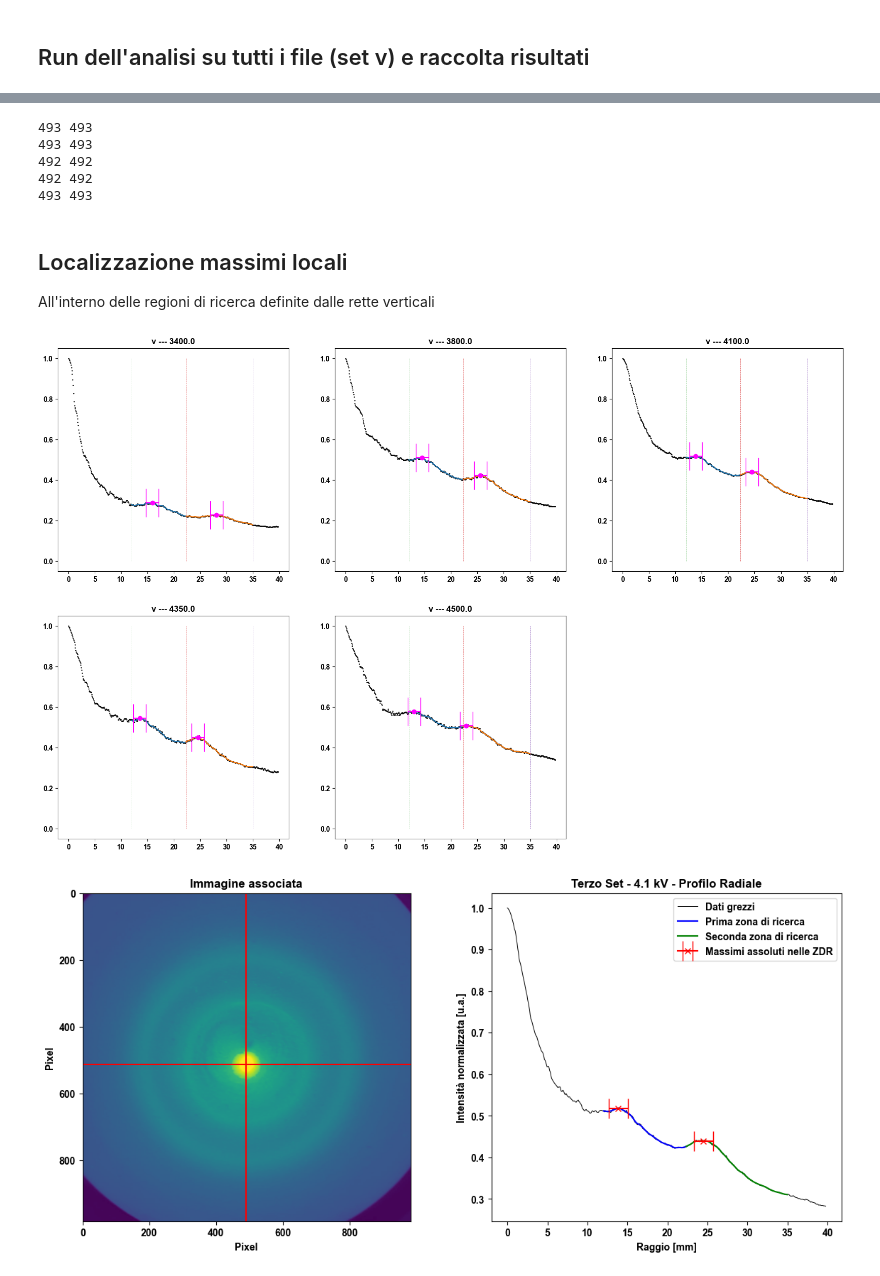
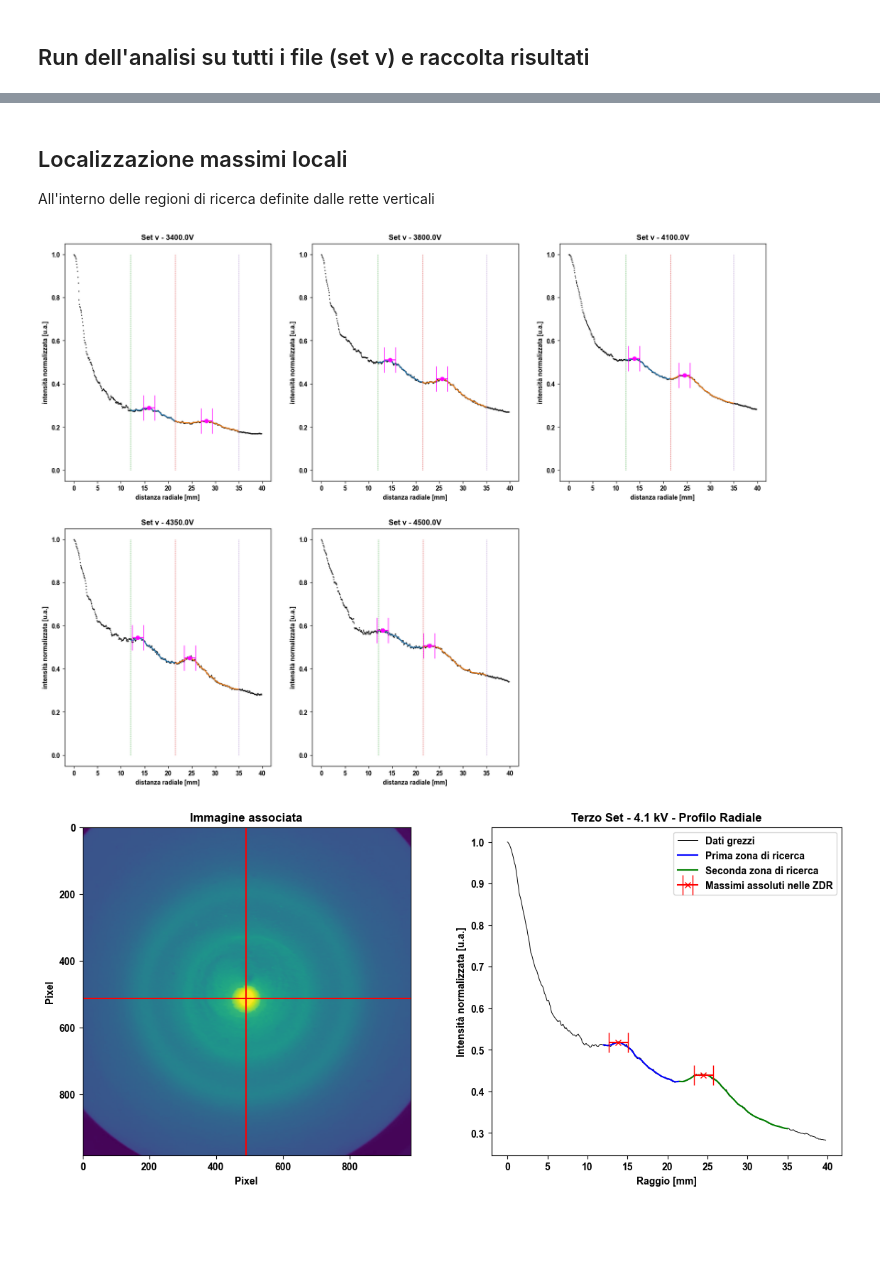
Before and after one commit to carmelo-palazzo/Analisi_Dati_DOP, a Jupyter notebook: Codice_Unico_DOP.ipynb, the cells around one changed output, grey strips where cells are left out. Drawn from its saved outputs; the diff is of its cells as text; code cells hidden in the pictures; blank space fills up the shorter version.

Commit message:
GRAFICI_DEFIINITIVAfeat: update analysis code and reorganize project assets, including image and graph files

```diff
--- a/Codice_Unico_DOP.ipynb
+++ b/Codice_Unico_DOP.ipynb
@@ -415,8 +421,8 @@ for nome_file in os.listdir(percorso):
     risultati[nome_file]['Riga_Centro']=RC
     risultati[nome_file]['Colonna_Centro']=CC
 
-    plt.title(str(v)+' Volt ---'+' Set '+s)
+    '''plt.title(str(v)+' Volt ---'+' Set '+s)
     plt.plot(x, y)
     plt.ylim(0,1)
-    plt.show()
+    plt.show()'''
 # %% [output]
@@ -443,12 +448,3 @@ v
-# %%
-for file in risultati:
-    print(risultati[file]['Riga_Centro'], risultati[file]['Colonna_Centro'])
-# %% [output]
-493 493
-493 493
-492 492
-492 492
-493 493
 # %% [markdown]
 ## Localizzazione massimi locali
 All'interno delle regioni di ricerca definite dalle rette verticali
@@ -458,12 +454,13 @@ All'interno delle regioni di ricerca definite dalle rette verticali
 #DEFINIZIONI ARBITRARIE (GRAFICHE):
 i=0
 retta_1=12
-retta_2=22.3
+retta_2=21.5
 retta_3=35
 err=1.2
-
 #apertura figura
-plt.figure(figsize=(20,40), dpi=100)
+plt.figure(figsize=(20,15), dpi=100)
+#plt.axes()
+#if titoli:
 
 #ciclo for su tutti i dati
 for file in risultati:
@@ -484,38 +481,38 @@ for file in risultati:
         max_2=np.argmax(cut_2_y)
 
         #carica i due massimi nel dizionario di dizionari
         risultati[file]['R10']=cut_1_x[max_1]/1000
         risultati[file]['R11']=cut_2_x[max_2]/1000
 
         #immagine
-        plt.subplot(6,3,i+1)
-        plt.title(risultati[file]['Set']+' --- '+str(risultati[file]['Voltaggio']))
+        plt.subplot(2,3,i+1)
+        plt.title('Set '+risultati[file]['Set']+' - '+str(risultati[file]['Voltaggio'])+'V')
 
         #dati originari
         plt.scatter(x,
                 y,
                 s=.5,
                 c='black')
 
         #fette di dati passate sotto media mobile
         plt.plot(cut_1_x, cut_1_y)
         plt.plot(cut_2_x, cut_2_y)
 
         #inserimento dei massimi
         plt.errorbar(cut_1_x[max_1], cut_1_y[max_1],xerr=err, c='magenta', capsize=20, marker='o')
         plt.errorbar(cut_2_x[max_2], cut_2_y[max_2],xerr=err, c='magenta', capsize=20, marker='o')
 
         #plot delle rette
         plt.plot((retta_1,retta_1), (0,1), ls='--', linewidth=0.5)
         plt.plot((retta_2,retta_2), (0,1), ls='--', linewidth=0.5)
         plt.plot((retta_3,retta_3), (0,1), ls='--', linewidth=0.5)
-
-
+        plt.xlabel('distanza radiale [mm]')
+        plt.ylabel('intensità normalizzata [u.a.]')
 
         #i++
         i+=1
 # %% [output]
-[figure, old version]
+[figure, new version]
 # %%
 #PLOT ESEMPLIFICATIVO PER UN FILE
 file='4100_v.jpeg'
```
Also changed, not shown: parts of 5 cells of this notebook, 53 other files.
